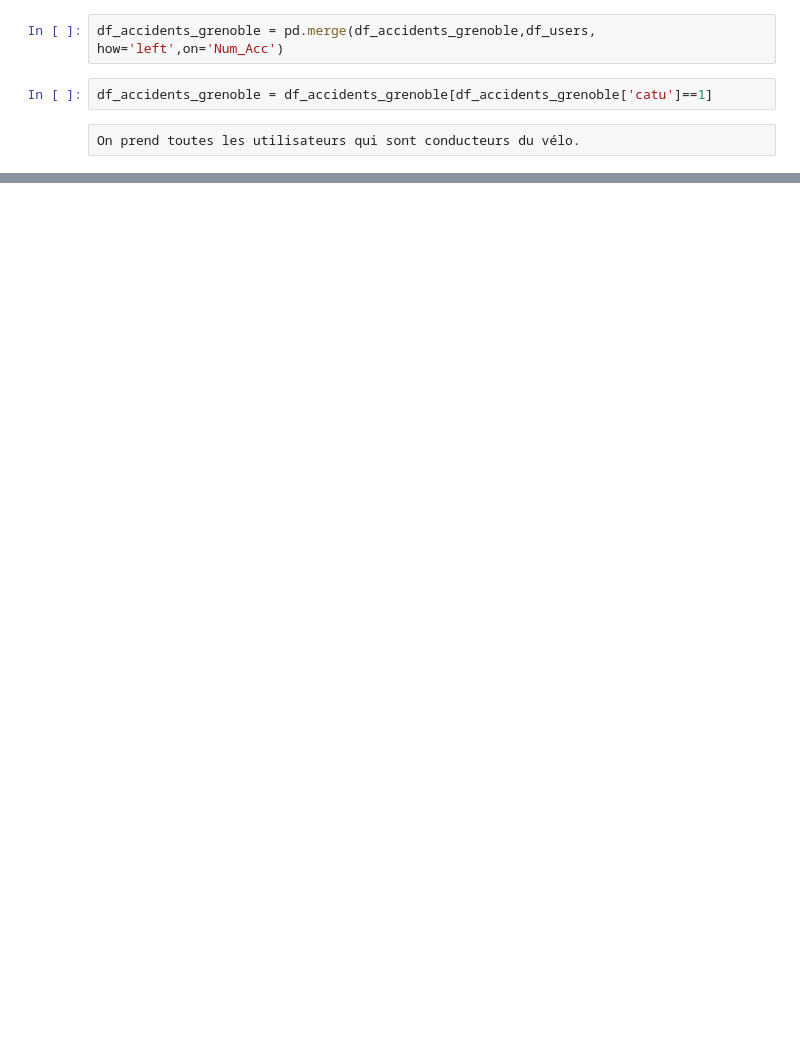
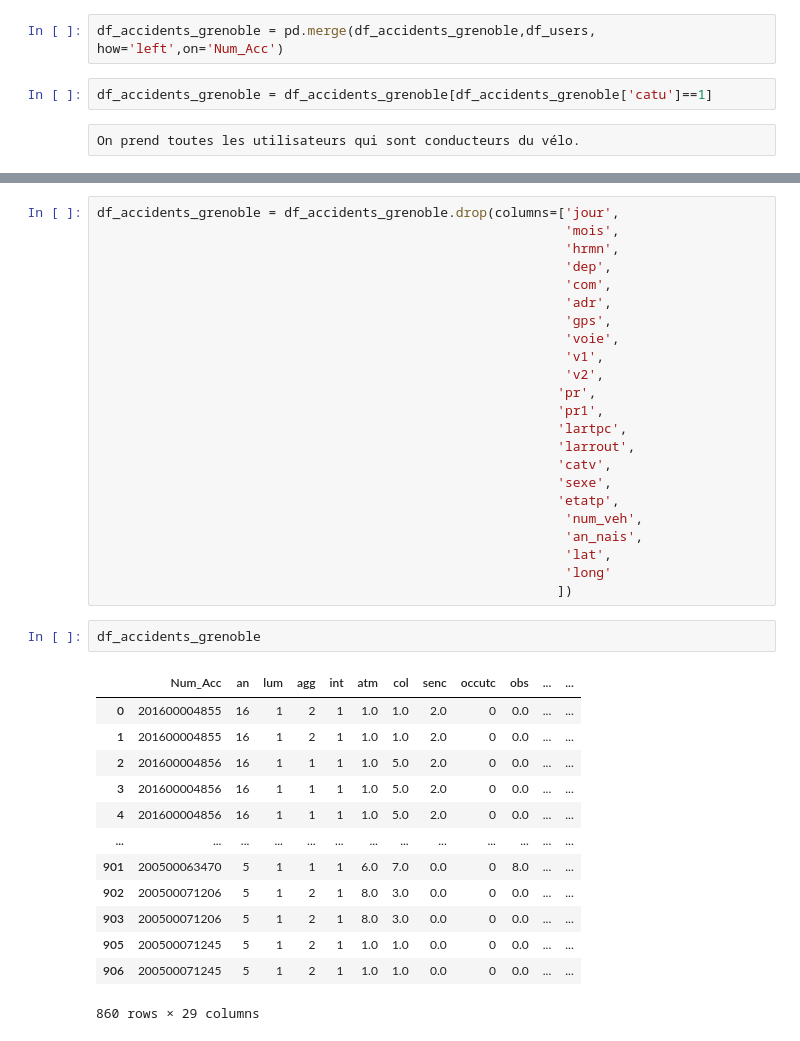
Before and after one commit to Flotauv/Projet_Data_Innovant-, a Jupyter notebook: Projet_FLO.ipynb, the cells around one changed output, grey strips where cells are left out. Saved outputs shown, nothing was run; the diff lists cells and outputs as text; blank space fills up the shorter version.

```diff
--- a/Projet_FLO.ipynb
+++ b/Projet_FLO.ipynb
@@ -182,0 +210,39 @@ df_accidents_grenoble = df_accidents_grenoble.drop(columns=['catu'])
+# %%
+df_accidents_grenoble = df_accidents_grenoble.drop(columns=['jour',
+                                                            'mois',
+                                                            'hrmn',
+                                                            'dep',
+                                                            'com',
+                                                            'adr',
+                                                            'gps',
+                                                            'voie',
+                                                            'v1',
+                                                            'v2',
+                                                           'pr',
+                                                           'pr1',
+                                                           'lartpc',
+                                                           'larrout',
+                                                           'catv',
+                                                           'sexe',
+                                                           'etatp',
+                                                            'num_veh',
+                                                            'an_nais',
+                                                            'lat',
+                                                            'long'
+                                                           ])
+# %%
+df_accidents_grenoble
+# %% [output]
+|  | Num_Acc | an | lum | agg | int | atm | col | senc | occutc | obs | ... | ... |
+| 0 | 201600004855 | 16 | 1 | 2 | 1 | 1.0 | 1.0 | 2.0 | 0 | 0.0 | ... | ... |
+| 1 | 201600004855 | 16 | 1 | 2 | 1 | 1.0 | 1.0 | 2.0 | 0 | 0.0 | ... | ... |
+| 2 | 201600004856 | 16 | 1 | 1 | 1 | 1.0 | 5.0 | 2.0 | 0 | 0.0 | ... | ... |
+| 3 | 201600004856 | 16 | 1 | 1 | 1 | 1.0 | 5.0 | 2.0 | 0 | 0.0 | ... | ... |
+| 4 | 201600004856 | 16 | 1 | 1 | 1 | 1.0 | 5.0 | 2.0 | 0 | 0.0 | ... | ... |
+| ... | ... | ... | ... | ... | ... | ... | ... | ... | ... | ... | ... | ... |
+| 901 | 200500063470 | 5 | 1 | 1 | 1 | 6.0 | 7.0 | 0.0 | 0 | 8.0 | ... | ... |
+| 902 | 200500071206 | 5 | 1 | 2 | 1 | 8.0 | 3.0 | 0.0 | 0 | 0.0 | ... | ... |
+| 903 | 200500071206 | 5 | 1 | 2 | 1 | 8.0 | 3.0 | 0.0 | 0 | 0.0 | ... | ... |
+| 905 | 200500071245 | 5 | 1 | 2 | 1 | 1.0 | 1.0 | 0.0 | 0 | 0.0 | ... | ... |
+| 906 | 200500071245 | 5 | 1 | 2 | 1 | 1.0 | 1.0 | 0.0 | 0 | 0.0 | ... | ... |
+860 rows × 29 columns
```
Also changed, not shown: parts of 12 cells of this notebook.
